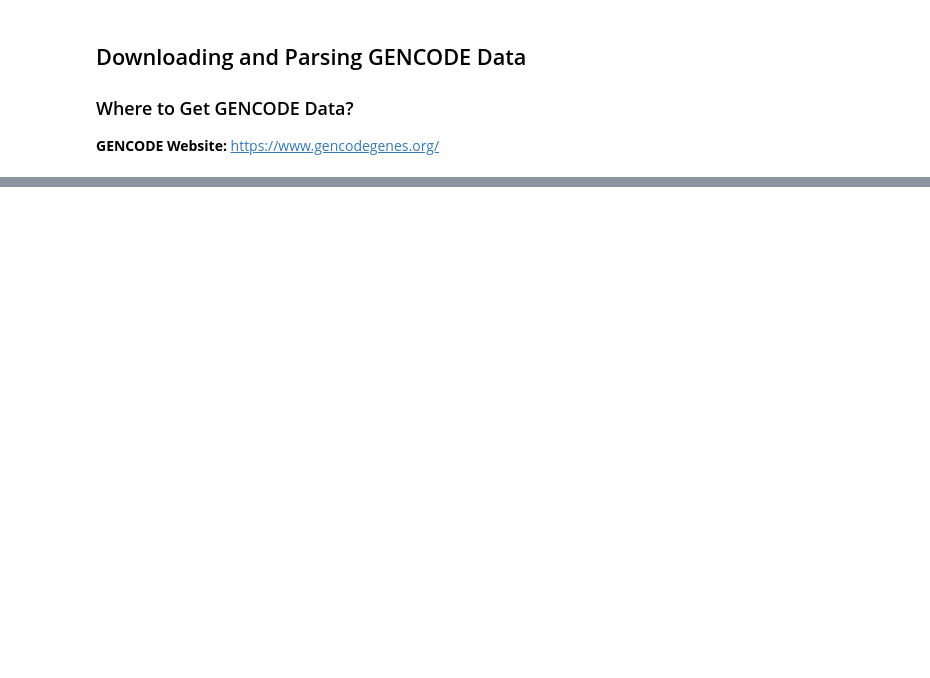
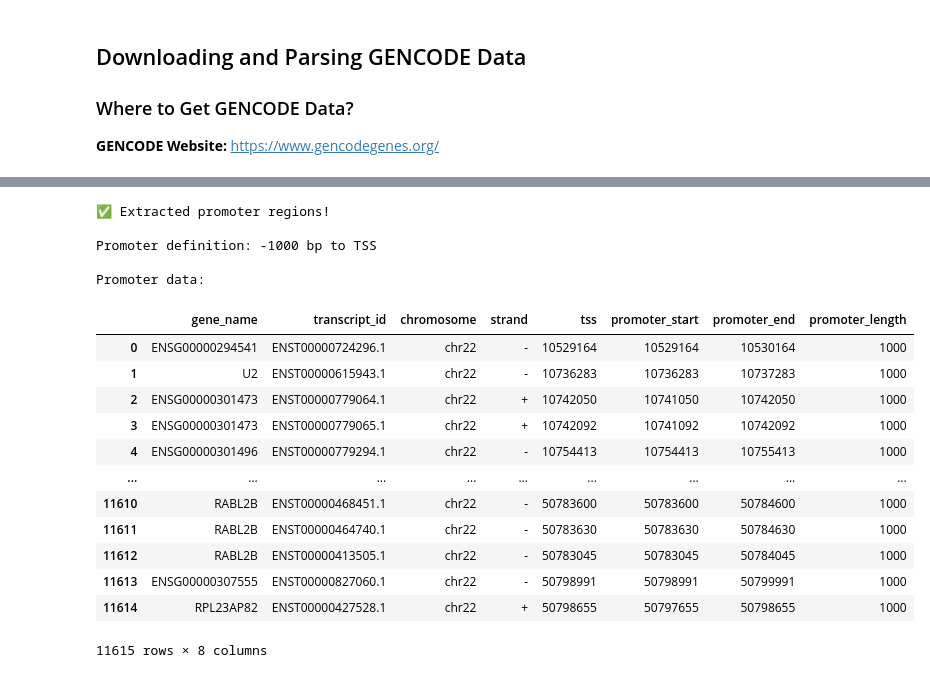
Before and after one commit to duttaprat/BMI_503, a Jupyter notebook: class_2/GENCODE_notebook.ipynb, the cells around one changed output, grey strips where cells are left out. Drawn from its saved outputs; the diff is of its cells as text; code cells hidden in the pictures; blank space fills up the shorter version.

```diff
--- a/class_2/GENCODE_notebook.ipynb
+++ b/class_2/GENCODE_notebook.ipynb
@@ -482,0 +434,75 @@ Generate 4-mers and find the most frequent k-mer
+# %%
+### Extract Promoter Coordinates
+
+
+def extract_promoter_regions(tss_df, upstream=1000, downstream=0):
+    """
+    Extract promoter regions around TSS
+
+    Parameters:
+    - upstream: bp upstream of TSS (default 1000)
+    - downstream: bp downstream of TSS (default 0)
+
+    Returns DataFrame with promoter coordinates
+    """
+
+    promoter_data = []
+
+    for idx, row in tss_df.iterrows():
+        tss = row['tss']
+        strand = row['strand']
+
+        if strand == '+':
+            # For + strand: promoter is upstream (smaller coordinates)
+            prom_start = tss - upstream
+            prom_end = tss + downstream
+        else:
+            # For - strand: promoter is upstream (larger coordinates)
+            prom_start = tss - downstream
+            prom_end = tss + upstream
+
+        # Ensure start < end
+        prom_start, prom_end = min(prom_start, prom_end), max(prom_start, prom_end)
+
+        # Don't allow negative coordinates
+        prom_start = max(1, prom_start)
+
+        promoter_data.append({
+            'gene_name': row['gene_name'],
+            'transcript_id': row['transcript_id'],
+            'chromosome': row['chromosome'],
+            'strand': row['strand'],
+            'tss': tss,
+            'promoter_start': prom_start,
+            'promoter_end': prom_end,
+            'promoter_length': prom_end - prom_start
+        })
+
+    return pd.DataFrame(promoter_data)
+
+# Extract promoter regions (-1kb to TSS)
+promoter_df = extract_promoter_regions(tss_df, upstream=1000, downstream=0)
+
+print("✅ Extracted promoter regions!")
+print(f"\nPromoter definition: -1000 bp to TSS")
+print(f"\nPromoter data:")
+display(promoter_df)
+# %% [output]
+✅ Extracted promoter regions!
+
+Promoter definition: -1000 bp to TSS
+
+Promoter data:
+|  | gene_name | transcript_id | chromosome | strand | tss | promoter_start | promoter_end | promoter_length |
+| 0 | ENSG00000294541 | ENST00000724296.1 | chr22 | - | 10529164 | 10529164 | 10530164 | 1000 |
+| 1 | U2 | ENST00000615943.1 | chr22 | - | 10736283 | 10736283 | 10737283 | 1000 |
+| 2 | ENSG00000301473 | ENST00000779064.1 | chr22 | + | 10742050 | 10741050 | 10742050 | 1000 |
+| 3 | ENSG00000301473 | ENST00000779065.1 | chr22 | + | 10742092 | 10741092 | 10742092 | 1000 |
+| 4 | ENSG00000301496 | ENST00000779294.1 | chr22 | - | 10754413 | 10754413 | 10755413 | 1000 |
+| ... | ... | ... | ... | ... | ... | ... | ... | ... |
+| 11610 | RABL2B | ENST00000468451.1 | chr22 | - | 50783600 | 50783600 | 50784600 | 1000 |
+| 11611 | RABL2B | ENST00000464740.1 | chr22 | - | 50783630 | 50783630 | 50784630 | 1000 |
+| 11612 | RABL2B | ENST00000413505.1 | chr22 | - | 50783045 | 50783045 | 50784045 | 1000 |
+| 11613 | ENSG00000307555 | ENST00000827060.1 | chr22 | - | 50798991 | 50798991 | 50799991 | 1000 |
+| 11614 | RPL23AP82 | ENST00000427528.1 | chr22 | + | 50798655 | 50797655 | 50798655 | 1000 |
+11615 rows × 8 columns
```
Also changed, not shown: parts of 55 cells of this notebook.
